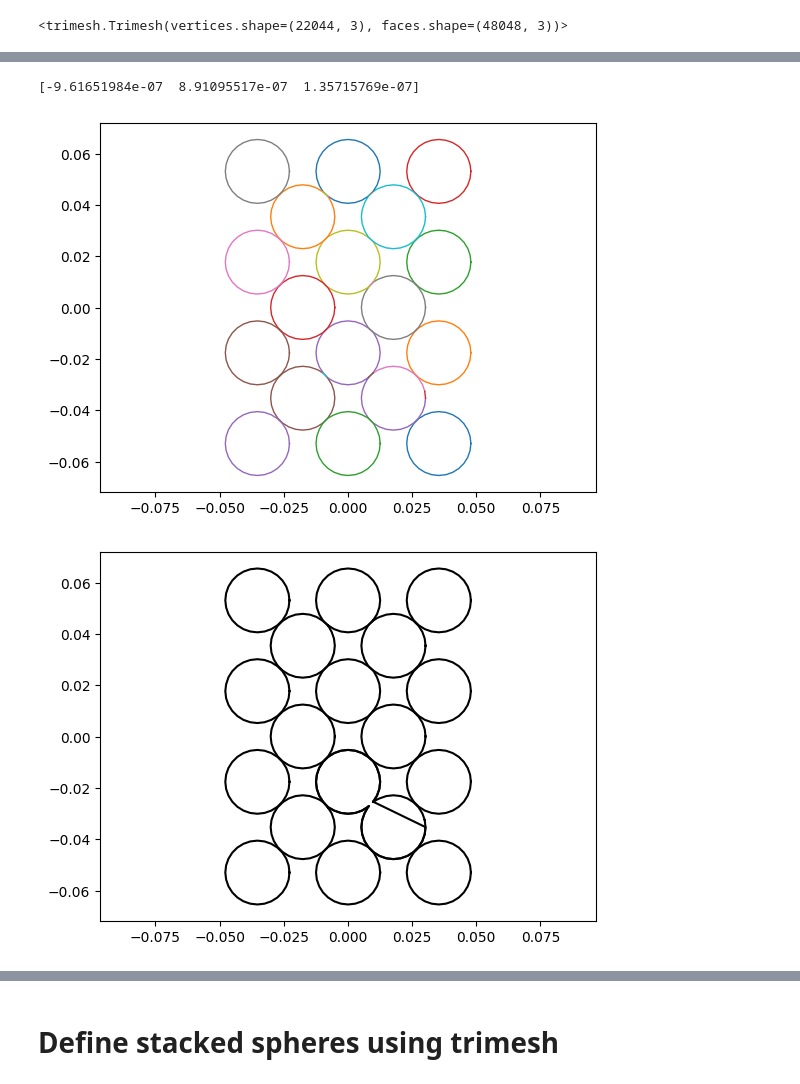
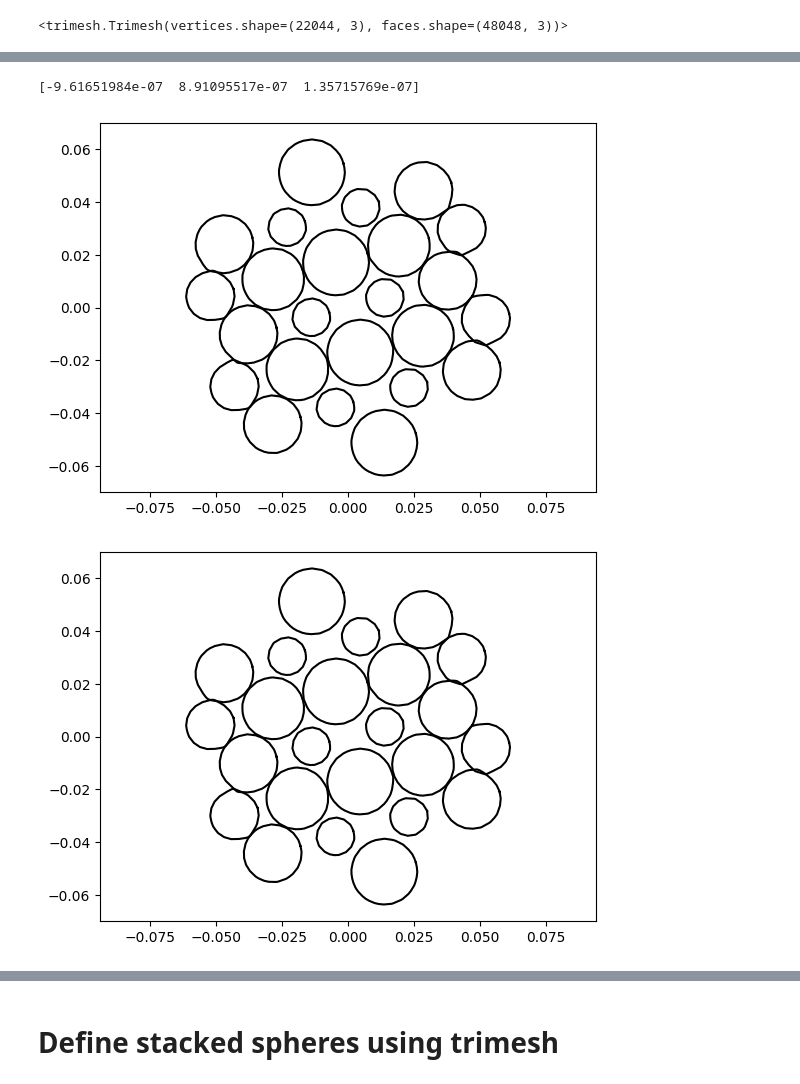
Before and after one commit to kgandhi63/g4chargeit, a Jupyter notebook: analysis/compare-stackedgeometry.ipynb, the cells around one changed output, grey strips where cells are left out. Cells and saved outputs as stored; diff of their text form; code cells hidden in the pictures.

```diff
--- a/analysis/compare-stackedgeometry.ipynb
+++ b/analysis/compare-stackedgeometry.ipynb
@@ -16,29 +36,29 @@ stacked_spheres.show()
 # %%
 ## make 2D slices
 
 meshes = stacked_spheres.split(only_watertight=False)
 # the convex hull of every component
 meshes_convex = [i.convex_hull for i in meshes if i.vertices.shape[0] > 300]
 
 # combine all components into one mesh
 convex_combined = np.sum(meshes_convex)
 
 # get a single cross section of the mesh
-section = convex_combined.section(plane_origin=stacked_spheres.centroid, plane_normal=[1, 1, 0])
+section = convex_combined.section(plane_origin=stacked_spheres.centroid, plane_normal=[1, 1, 1])
 print(convex_combined.centroid)
-slice_2D, to_3D = section.to_planar()
+slice_2D, to_3D = section.to_2D()
 
 # if we want to intersect a line with this 2D polygon, we can use shapely methods
 polygons = slice_2D.polygons_full
 
 slice_2D.show()
 plt.figure()
 for polygon in polygons:
     x, y = polygon.exterior.xy
     plt.plot(x, y, 'k-')
 plt.axis('equal')
 plt.show()
 # %% [output]
 [-9.61651984e-07  8.91095517e-07  1.35715769e-07]
-[figure, old version]
+[figure, new version]
-[figure, old version]
+[figure, new version]
```
Also changed, not shown: parts of 5 cells of this notebook, 1 other file.
